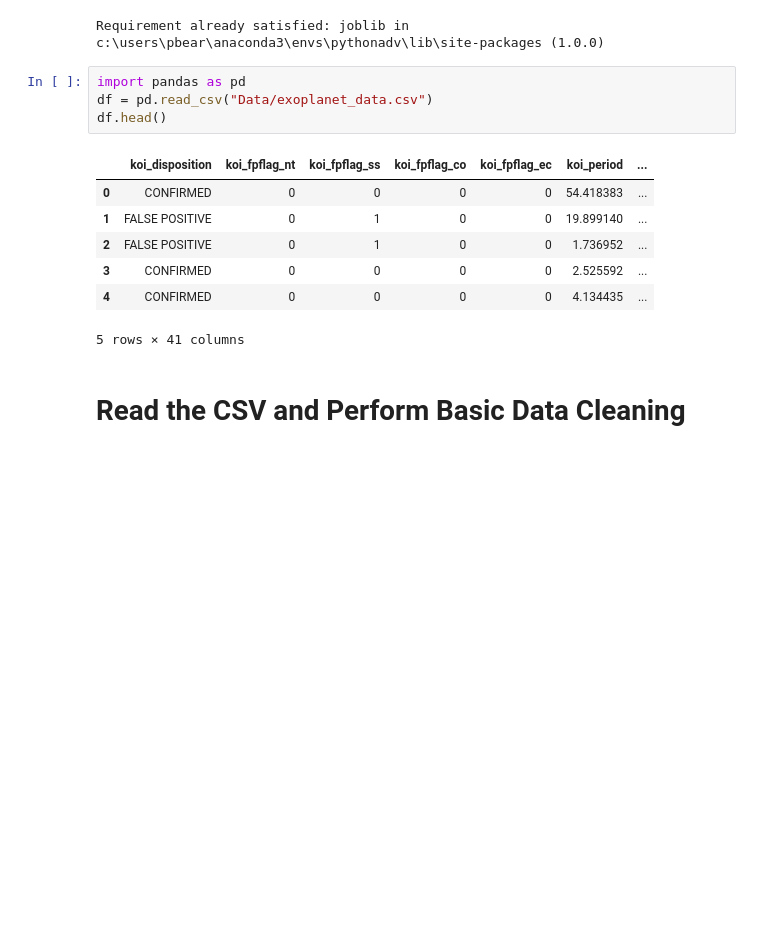
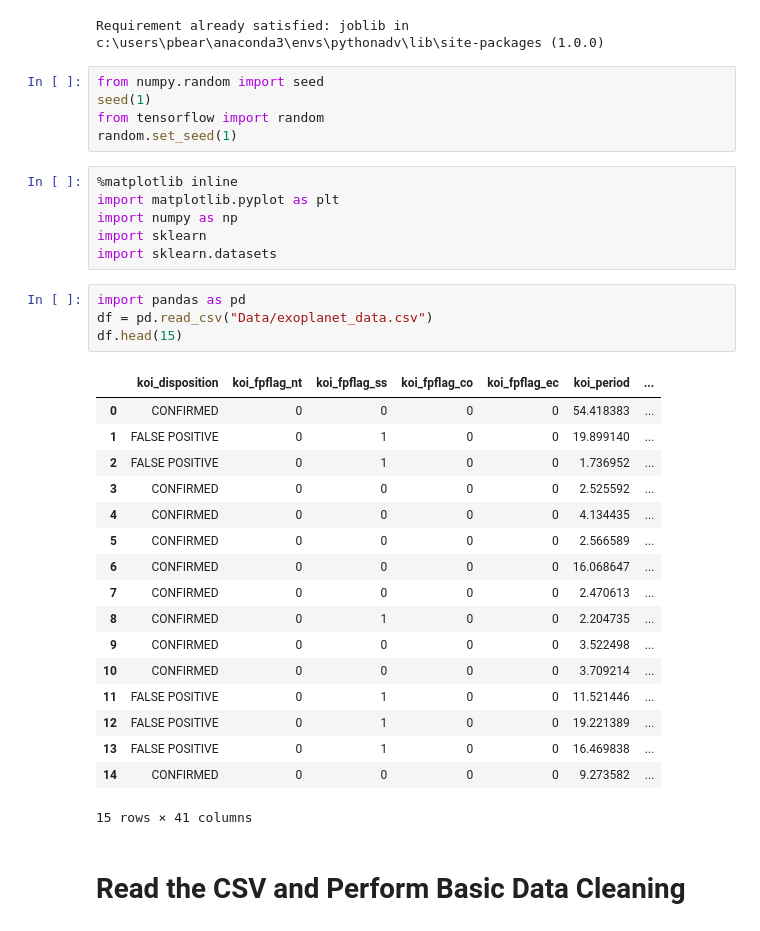
Before and after one commit to Ssimoes48/Exoplanet-Machine-Learning, a Jupyter notebook: machine_learning.ipynb, the cells around one changed output. Cells and saved outputs as stored; diff of their text form; blank space fills up the shorter version.

```diff
--- a/machine_learning.ipynb
+++ b/machine_learning.ipynb
@@ -16,18 +16,39 @@ Requirement already satisfied: joblib>=0.11 in c:\users\pbear\anaconda3\envs\pyt
 !pip install joblib
 # %% [output]
 Requirement already satisfied: joblib in c:\users\pbear\anaconda3\envs\pythonadv\lib\site-packages (1.0.0)
+# %%
+from numpy.random import seed
+seed(1)
+from tensorflow import random
+random.set_seed(1)
+# %%
+%matplotlib inline
+import matplotlib.pyplot as plt
+import numpy as np
+import sklearn
+import sklearn.datasets
 # %%
 import pandas as pd
 df = pd.read_csv("Data/exoplanet_data.csv")
-df.head()
+df.head(15)
 # %% [output]
 |  | koi_disposition | koi_fpflag_nt | koi_fpflag_ss | koi_fpflag_co | koi_fpflag_ec | koi_period | ... |
 | 0 | CONFIRMED | 0 | 0 | 0 | 0 | 54.418383 | ... |
 | 1 | FALSE POSITIVE | 0 | 1 | 0 | 0 | 19.899140 | ... |
 | 2 | FALSE POSITIVE | 0 | 1 | 0 | 0 | 1.736952 | ... |
 | 3 | CONFIRMED | 0 | 0 | 0 | 0 | 2.525592 | ... |
 | 4 | CONFIRMED | 0 | 0 | 0 | 0 | 4.134435 | ... |
+| 5 | CONFIRMED | 0 | 0 | 0 | 0 | 2.566589 | ... |
+| 6 | CONFIRMED | 0 | 0 | 0 | 0 | 16.068647 | ... |
+| 7 | CONFIRMED | 0 | 0 | 0 | 0 | 2.470613 | ... |
+| 8 | CONFIRMED | 0 | 1 | 0 | 0 | 2.204735 | ... |
+| 9 | CONFIRMED | 0 | 0 | 0 | 0 | 3.522498 | ... |
+| 10 | CONFIRMED | 0 | 0 | 0 | 0 | 3.709214 | ... |
+| 11 | FALSE POSITIVE | 0 | 1 | 0 | 0 | 11.521446 | ... |
+| 12 | FALSE POSITIVE | 0 | 1 | 0 | 0 | 19.221389 | ... |
+| 13 | FALSE POSITIVE | 0 | 1 | 0 | 0 | 16.469838 | ... |
+| 14 | CONFIRMED | 0 | 0 | 0 | 0 | 9.273582 | ... |
-5 rows × 41 columns
+15 rows × 41 columns
 # %% [markdown]
 # Read the CSV and Perform Basic Data Cleaning
 # %%
```
Also changed, not shown: parts of 21 cells of this notebook.
